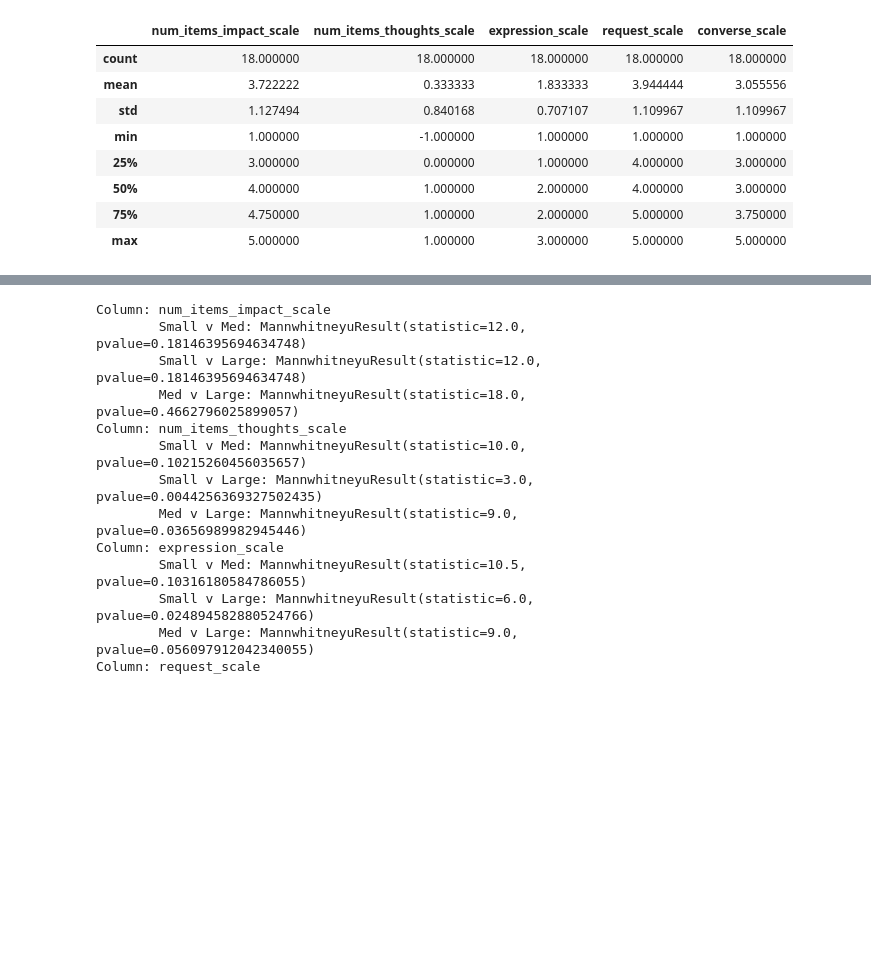
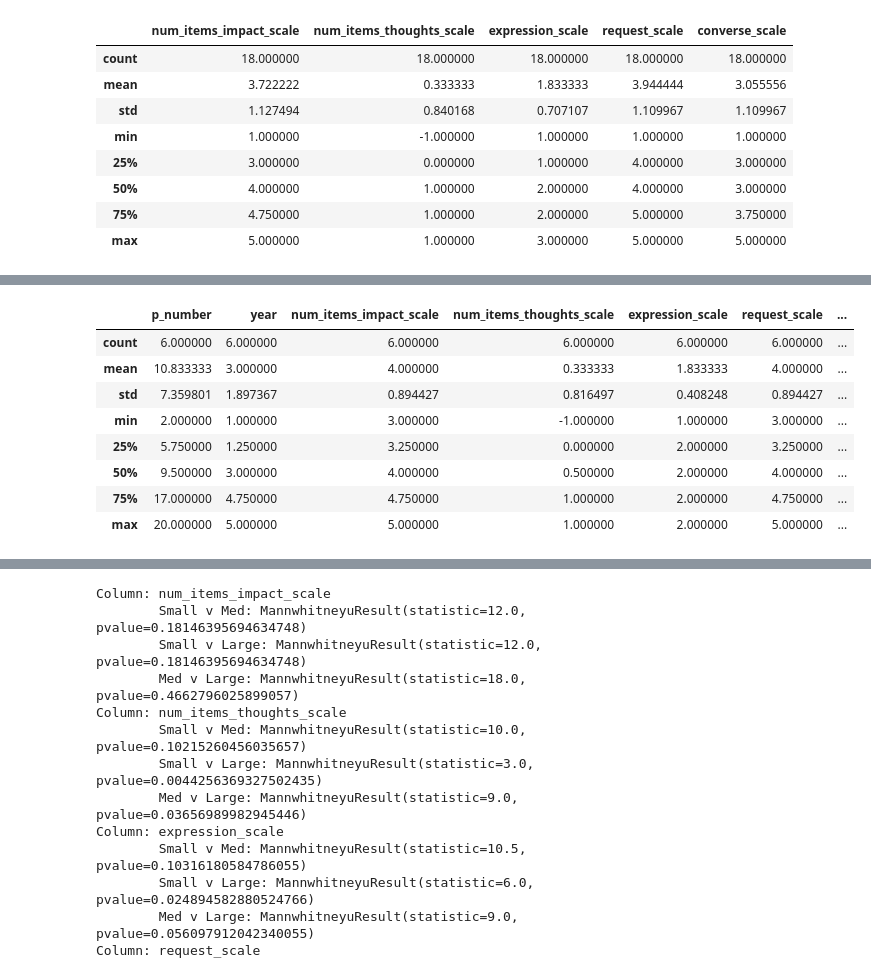
Before and after one commit to BladeF/Thesis-Data-Analysis, a Jupyter notebook: notebooks/survey_analysis.ipynb, the cells around one changed output, grey strips where cells are left out. Saved outputs shown, nothing was run; the diff lists cells and outputs as text; code cells hidden in the pictures; blank space fills up the shorter version.

```diff
--- a/notebooks/survey_analysis.ipynb
+++ b/notebooks/survey_analysis.ipynb
@@ -51,0 +66,12 @@ large_df = survey_data[survey_data["screen_size"] == "Large"]
+# %%
+med_df.describe()
+# %% [output]
+|  | p_number | year | num_items_impact_scale | num_items_thoughts_scale | expression_scale | request_scale | ... |
+| count | 6.000000 | 6.000000 | 6.000000 | 6.000000 | 6.000000 | 6.000000 | ... |
+| mean | 10.833333 | 3.000000 | 4.000000 | 0.333333 | 1.833333 | 4.000000 | ... |
+| std | 7.359801 | 1.897367 | 0.894427 | 0.816497 | 0.408248 | 0.894427 | ... |
+| min | 2.000000 | 1.000000 | 3.000000 | -1.000000 | 1.000000 | 3.000000 | ... |
+| 25% | 5.750000 | 1.250000 | 3.250000 | 0.000000 | 2.000000 | 3.250000 | ... |
+| 50% | 9.500000 | 3.000000 | 4.000000 | 0.500000 | 2.000000 | 4.000000 | ... |
+| 75% | 17.000000 | 4.750000 | 4.750000 | 1.000000 | 2.000000 | 4.750000 | ... |
+| max | 20.000000 | 5.000000 | 5.000000 | 1.000000 | 2.000000 | 5.000000 | ... |
```
Also changed, not shown: parts of 14 cells of this notebook, 5 other files.
